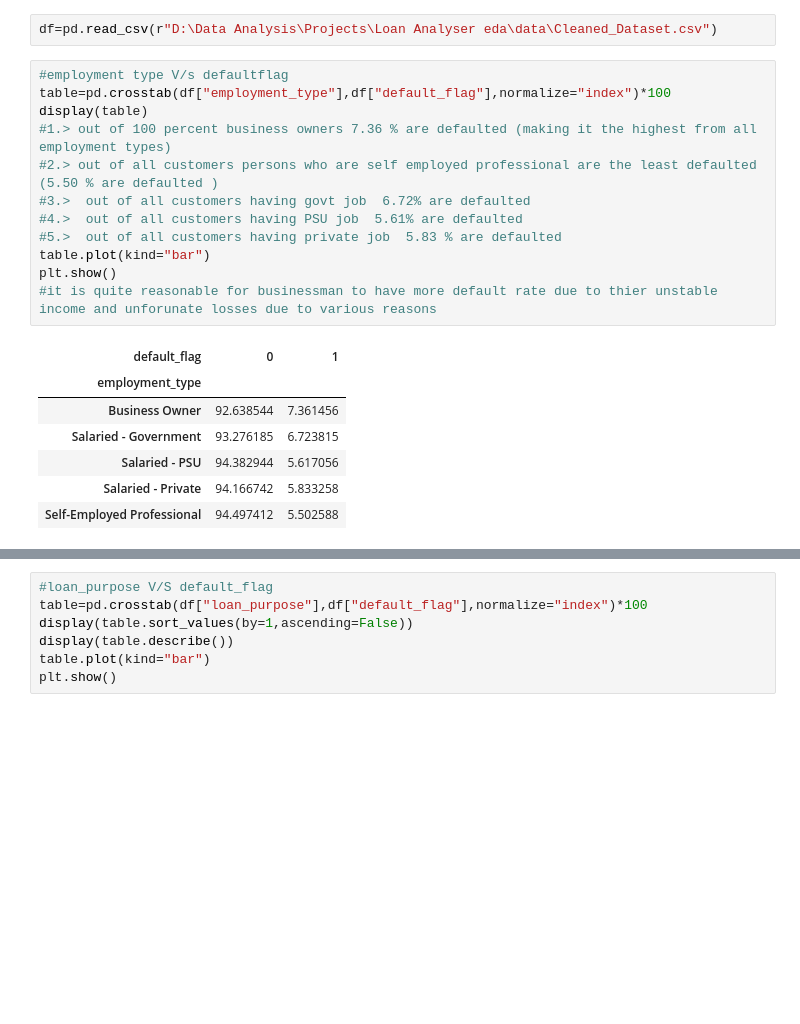
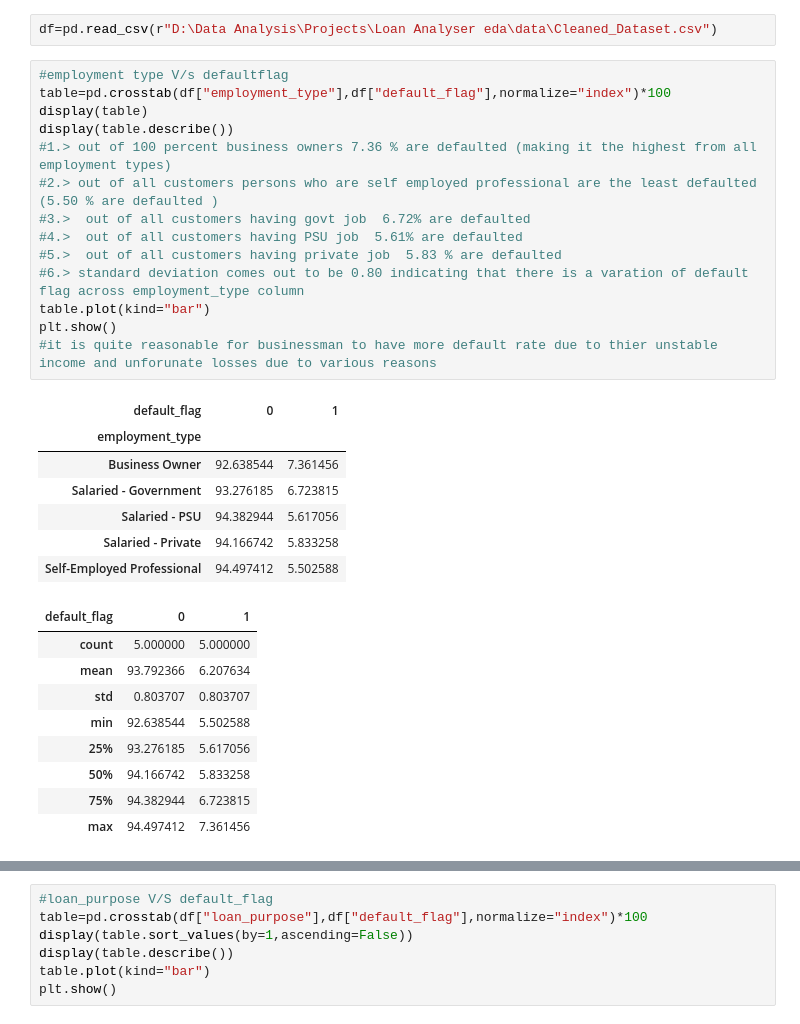
Before and after one commit to Nayan-2006-opensource/loan-default-risk-analysis, a Jupyter notebook: Notebooks/bivariate_analysis_categorical_columns.ipynb, the cells around one changed output, grey strips where cells are left out. Saved outputs shown, nothing was run; the diff lists cells and outputs as text; blank space fills up the shorter version.

Commit message:
completed bivariate analysis of categorical columns

```diff
--- a/Notebooks/bivariate_analysis_categorical_columns.ipynb
+++ b/Notebooks/bivariate_analysis_categorical_columns.ipynb
@@ -8,22 +8,33 @@ df=pd.read_csv(r"D:\Data Analysis\Projects\Loan Analyser eda\data\Cleaned_Datase
 # %%
 #employment type V/s defaultflag
 table=pd.crosstab(df["employment_type"],df["default_flag"],normalize="index")*100
 display(table)
+display(table.describe())
 #1.> out of 100 percent business owners 7.36 % are defaulted (making it the highest from all employment types)
 #2.> out of all customers persons who are self employed professional are the least defaulted (5.50 % are defaulted )
 #3.>  out of all customers having govt job  6.72% are defaulted
 #4.>  out of all customers having PSU job  5.61% are defaulted
 #5.>  out of all customers having private job  5.83 % are defaulted
+#6.> standard deviation comes out to be 0.80 indicating that there is a varation of default flag across employment_type column
 table.plot(kind="bar")
 plt.show()
 #it is quite reasonable for businessman to have more default rate due to thier unstable income and unforunate losses due to various reasons
 # %% [output]
 | default_flag | 0 | 1 |
 | employment_type |  |  |
 | Business Owner | 92.638544 | 7.361456 |
 | Salaried - Government | 93.276185 | 6.723815 |
 | Salaried - PSU | 94.382944 | 5.617056 |
 | Salaried - Private | 94.166742 | 5.833258 |
 | Self-Employed Professional | 94.497412 | 5.502588 |
+| default_flag | 0 | 1 |
+| count | 5.000000 | 5.000000 |
+| mean | 93.792366 | 6.207634 |
+| std | 0.803707 | 0.803707 |
+| min | 92.638544 | 5.502588 |
+| 25% | 93.276185 | 5.617056 |
+| 50% | 94.166742 | 5.833258 |
+| 75% | 94.382944 | 6.723815 |
+| max | 94.497412 | 7.361456 |
 [figure]
 # %%
```
Also changed, not shown: parts of 9 cells of this notebook, 1 other file.
